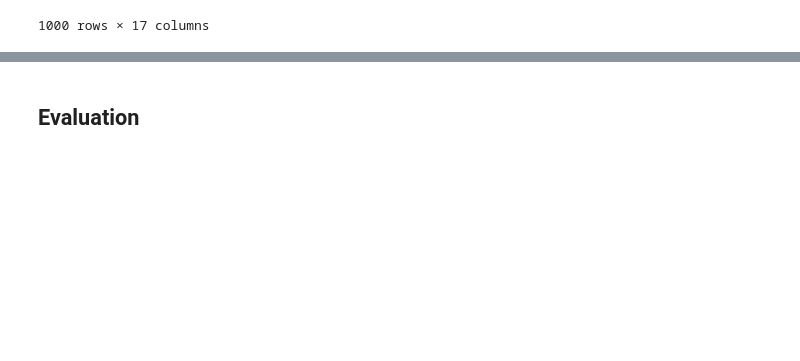
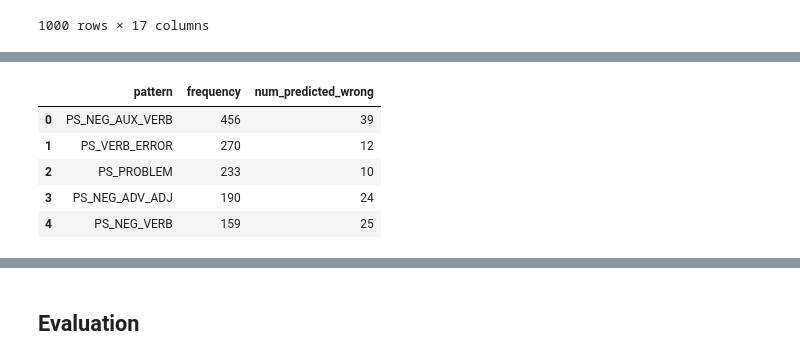
Before and after one commit to NoleWang/Respondent_Recommendation, a Jupyter notebook: Data/tools/Pattern_Extraction.ipynb, the cells around one changed output, grey strips where cells are left out. Drawn from its saved outputs; the diff is of its cells as text; code cells hidden in the pictures; blank space fills up the shorter version.

```diff
--- a/Data/tools/Pattern_Extraction.ipynb
+++ b/Data/tools/Pattern_Extraction.ipynb
@@ -143,0 +181,22 @@ pattern_sum
+# %%
+ps_train_dict = pattern_freq(df, "predicted_PS", "accuracy_PS", dict.fromkeys(ps_pattern_code,0))
+# %%
+pattern = []
+freq = []
+for pattern_freq in pattern_sum:
+    for k, v in pattern_freq.items():
+        pattern.append(k)
+        freq.append(v)
+# %%
+df_pattern_ps_train = pd.DataFrame()
+df_pattern_ps_train["pattern"] = pattern
+df_pattern_ps_train["frequency"] = freq
+df_pattern_ps_train["num_predicted_wrong"] = [ps_train_dict[df_pattern_ps_train.loc[i]["pattern"]] for i in range(len(df_pattern_ps_train))]
+df_pattern_ps_train.head()
+# %% [output]
+|  | pattern | frequency | num_predicted_wrong |
+| 0 | PS_NEG_AUX_VERB | 456 | 39 |
+| 1 | PS_VERB_ERROR | 270 | 12 |
+| 2 | PS_PROBLEM | 233 | 10 |
+| 3 | PS_NEG_ADV_ADJ | 190 | 24 |
+| 4 | PS_NEG_VERB | 159 | 25 |
```
Also changed, not shown: parts of 27 cells of this notebook, 3 other files.
